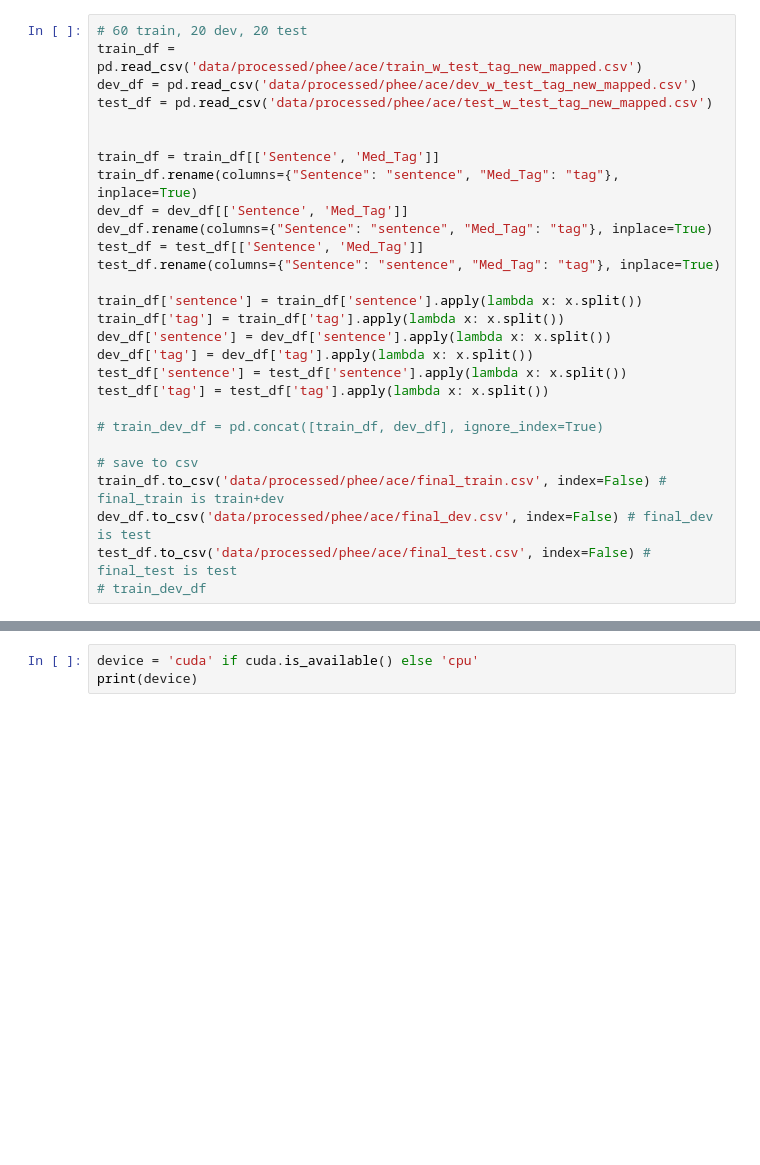
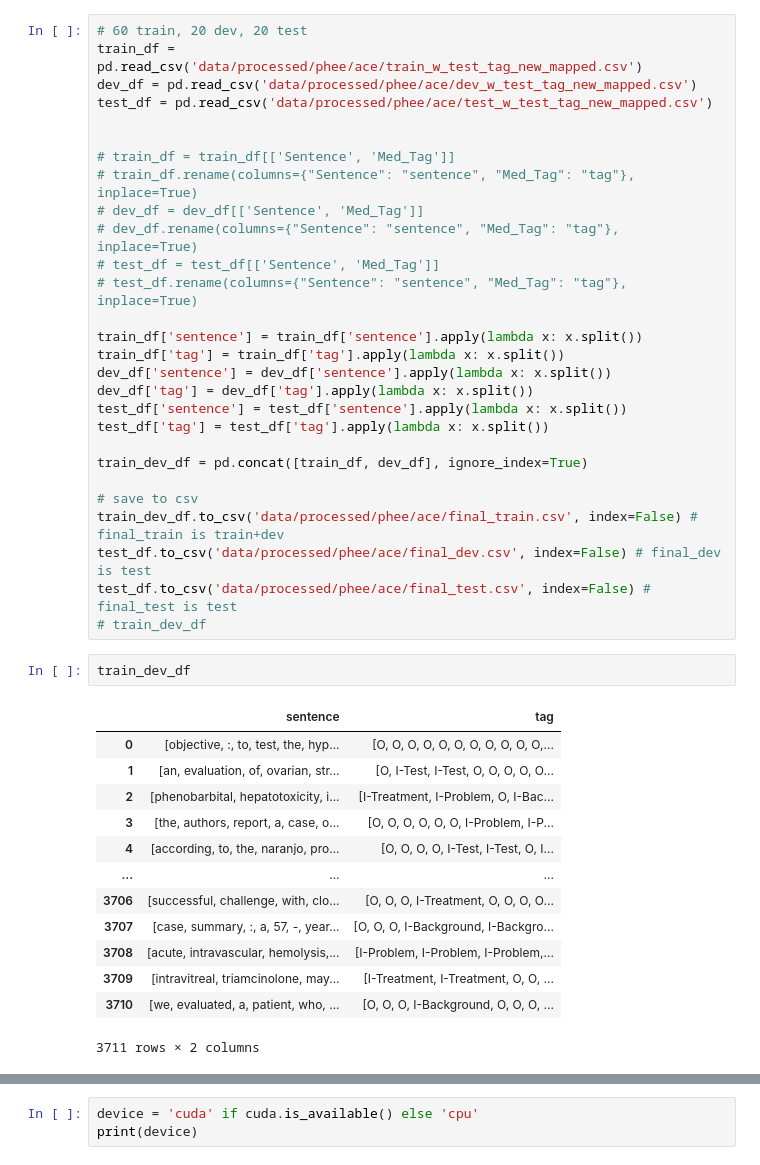
Before and after one commit to lara-ozyegen/MRP_MedHighlight, a Jupyter notebook: notebooks/trainer_clinical_bert.ipynb, the cells around one changed output, grey strips where cells are left out. Drawn from its saved outputs; the diff is of its cells as text; blank space fills up the shorter version.

```diff
--- a/notebooks/trainer_clinical_bert.ipynb
+++ b/notebooks/trainer_clinical_bert.ipynb
@@ -18,12 +20,12 @@ dev_df = pd.read_csv('data/processed/phee/ace/dev_w_test_tag_new_mapped.csv')
 test_df = pd.read_csv('data/processed/phee/ace/test_w_test_tag_new_mapped.csv')
 
 
-train_df = train_df[['Sentence', 'Med_Tag']]
-train_df.rename(columns={"Sentence": "sentence", "Med_Tag": "tag"}, inplace=True)
-dev_df = dev_df[['Sentence', 'Med_Tag']]
-dev_df.rename(columns={"Sentence": "sentence", "Med_Tag": "tag"}, inplace=True)
-test_df = test_df[['Sentence', 'Med_Tag']]
-test_df.rename(columns={"Sentence": "sentence", "Med_Tag": "tag"}, inplace=True)
+# train_df = train_df[['Sentence', 'Med_Tag']]
+# train_df.rename(columns={"Sentence": "sentence", "Med_Tag": "tag"}, inplace=True)
+# dev_df = dev_df[['Sentence', 'Med_Tag']]
+# dev_df.rename(columns={"Sentence": "sentence", "Med_Tag": "tag"}, inplace=True)
+# test_df = test_df[['Sentence', 'Med_Tag']]
+# test_df.rename(columns={"Sentence": "sentence", "Med_Tag": "tag"}, inplace=True)
 
 train_df['sentence'] = train_df['sentence'].apply(lambda x: x.split())
 train_df['tag'] = train_df['tag'].apply(lambda x: x.split())
@@ -32,10 +34,26 @@ dev_df['tag'] = dev_df['tag'].apply(lambda x: x.split())
 test_df['sentence'] = test_df['sentence'].apply(lambda x: x.split())
 test_df['tag'] = test_df['tag'].apply(lambda x: x.split())
 
-# train_dev_df = pd.concat([train_df, dev_df], ignore_index=True)
+train_dev_df = pd.concat([train_df, dev_df], ignore_index=True)
 
 # save to csv
-train_df.to_csv('data/processed/phee/ace/final_train.csv', index=False) # final_train is train+dev
-dev_df.to_csv('data/processed/phee/ace/final_dev.csv', index=False) # final_dev is test
+train_dev_df.to_csv('data/processed/phee/ace/final_train.csv', index=False) # final_train is train+dev
+test_df.to_csv('data/processed/phee/ace/final_dev.csv', index=False) # final_dev is test
 test_df.to_csv('data/processed/phee/ace/final_test.csv', index=False) # final_test is test
 # train_dev_df
+# %%
+train_dev_df
+# %% [output]
+|  | sentence | tag |
+| 0 | [objective, :, to, test, the, hyp... | [O, O, O, O, O, O, O, O, O, O, O,... |
+| 1 | [an, evaluation, of, ovarian, str... | [O, I-Test, I-Test, O, O, O, O, O... |
+| 2 | [phenobarbital, hepatotoxicity, i... | [I-Treatment, I-Problem, O, I-Bac... |
+| 3 | [the, authors, report, a, case, o... | [O, O, O, O, O, O, I-Problem, I-P... |
+| 4 | [according, to, the, naranjo, pro... | [O, O, O, O, I-Test, I-Test, O, I... |
+| ... | ... | ... |
+| 3706 | [successful, challenge, with, clo... | [O, O, O, I-Treatment, O, O, O, O... |
+| 3707 | [case, summary, :, a, 57, -, year... | [O, O, O, I-Background, I-Backgro... |
+| 3708 | [acute, intravascular, hemolysis,... | [I-Problem, I-Problem, I-Problem,... |
+| 3709 | [intravitreal, triamcinolone, may... | [I-Treatment, I-Treatment, O, O, ... |
+| 3710 | [we, evaluated, a, patient, who, ... | [O, O, O, I-Background, O, O, O, ... |
+3711 rows × 2 columns
```
Also changed, not shown: parts of 25 cells of this notebook, 6 other files.
